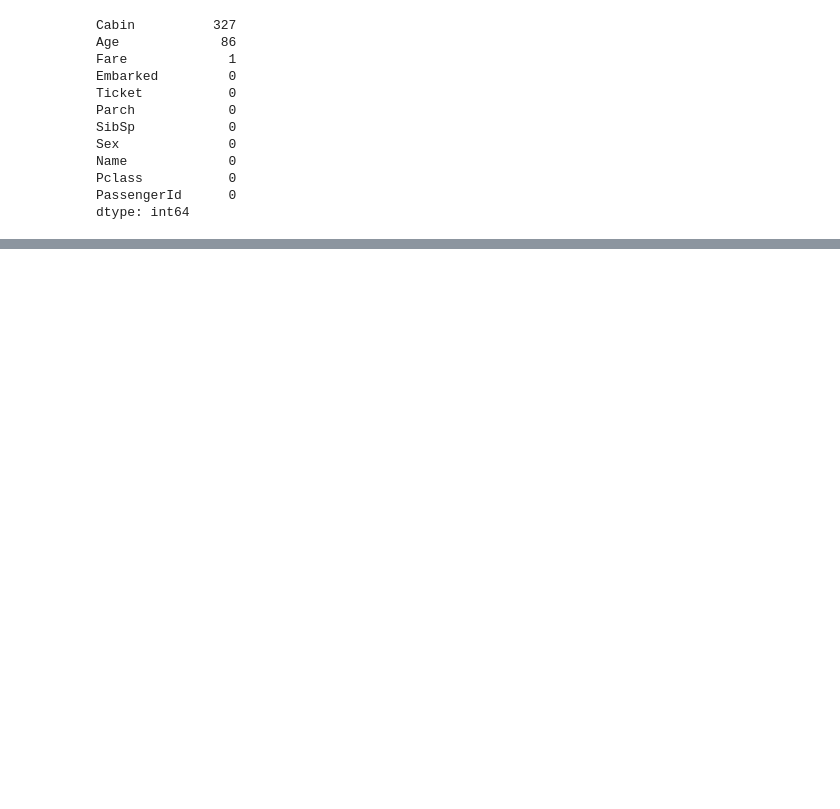
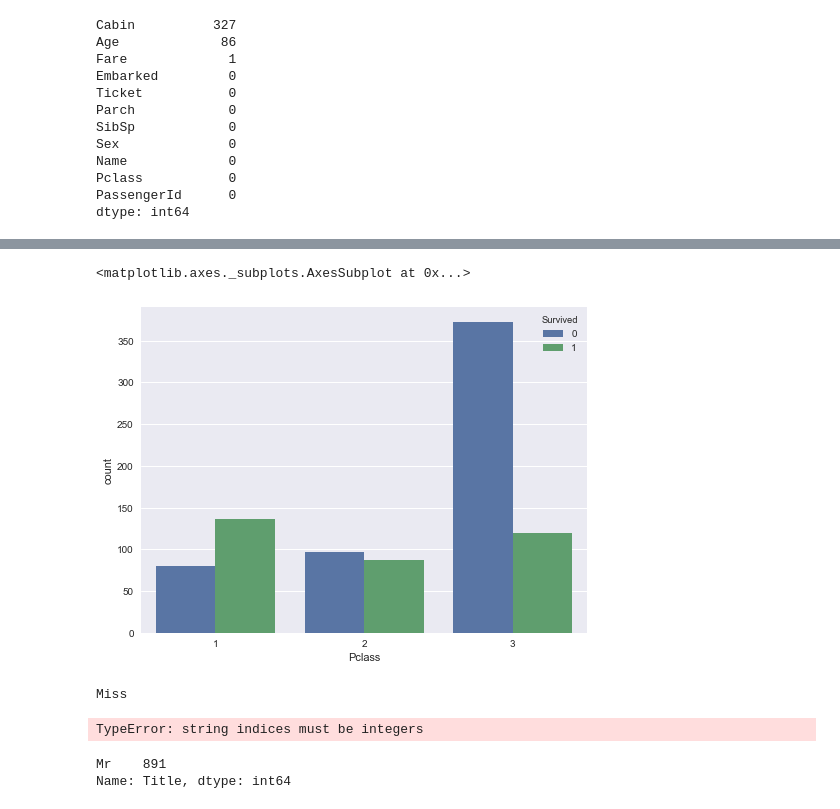
Before and after one commit to dgangwar/Machine-Learning-Exercises, a Jupyter notebook: TitanicClassification/Titanic Disaster Classification.ipynb, the cells around one changed output, grey strips where cells are left out. Saved outputs shown, nothing was run; the diff lists cells and outputs as text; code cells hidden in the pictures; blank space fills up the shorter version.

```diff
--- a/TitanicClassification/Titanic Disaster Classification.ipynb
+++ b/TitanicClassification/Titanic Disaster Classification.ipynb
@@ -58,0 +72,31 @@ test_df.hist(bins=10,figsize=(9,7),grid=False);
+# %%
+plt.figure(figsize=(8,6))
+plt.style.use('seaborn')
+sns.countplot(data=train_df,x='Pclass', hue = 'Survived')
+# %% [output]
+<matplotlib.axes._subplots.AxesSubplot at 0x...>
+[figure, added]
+# %%
+import re
+
+pattern = re.compile(r' ([A-Za-z]+)\.')
+
+print(pattern.search('Heikkinen, Miss. Laina').group(1))
+
+for df in train_df:
+    train_df['Title'] = pattern.search(df['Name'].asType(str)).group(1)
+
+print(train_df['Name'].head())
+
+for df in test_df['Name']:
+    test_df['Title'] = pattern.search(df).group(1)
+
+print(train_df['Title'].head())
+# %% [output]
+Miss
+TypeError: string indices must be integers
+# %%
+train_df['Title'].value_counts()
+# %% [output]
+Mr    891
+Name: Title, dtype: int64
```
Also changed, not shown: parts of 6 cells of this notebook.
